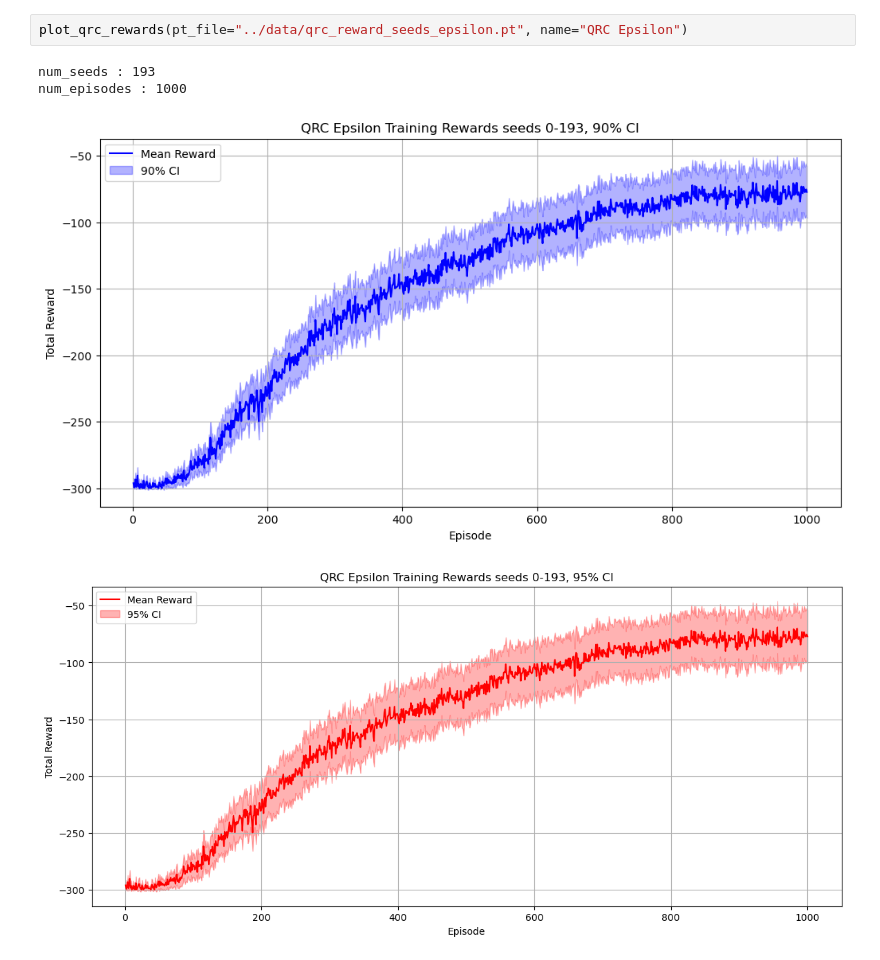
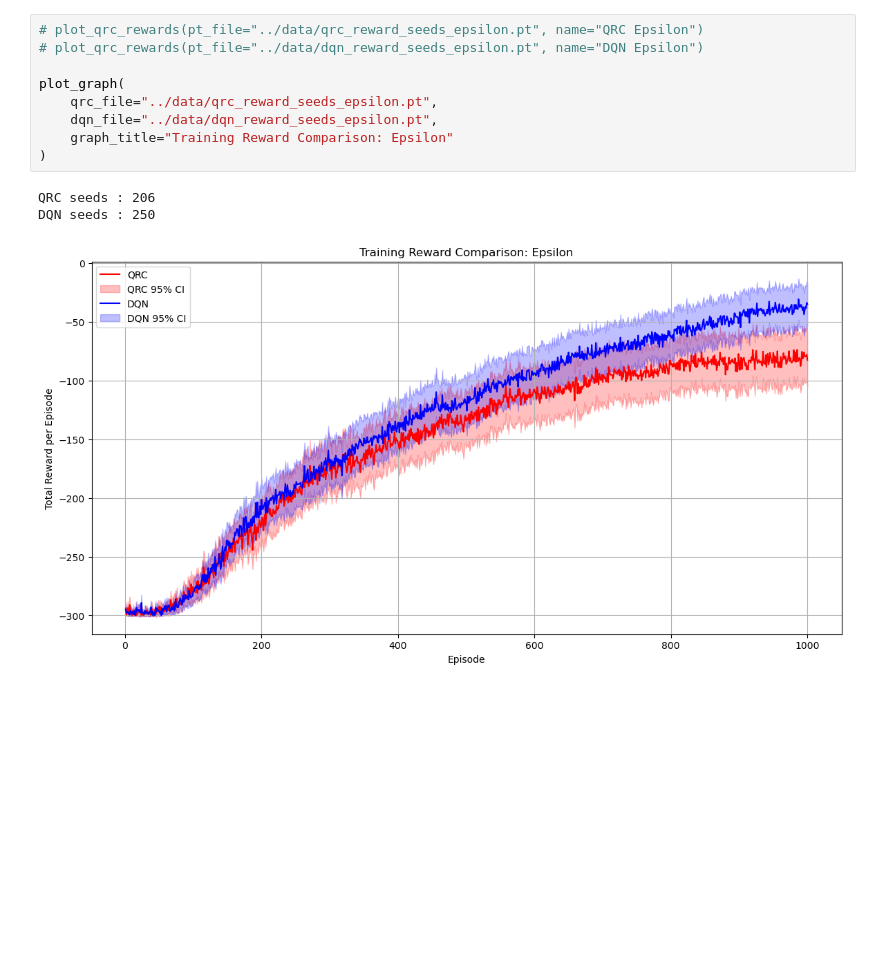
Before and after one commit to LukasOttenhof/CMPUT655-Project, a Jupyter notebook: Analysis/QRC_analysis.ipynb, the cells around one changed output. Cells and saved outputs as stored; diff of their text form; blank space fills up the shorter version.

```diff
--- a/Analysis/QRC_analysis.ipynb
+++ b/Analysis/QRC_analysis.ipynb
@@ -67,8 +123,14 @@ num_episodes : 1000
 # %%
-plot_qrc_rewards(pt_file="../data/qrc_reward_seeds_epsilon.pt", name="QRC Epsilon")
+# plot_qrc_rewards(pt_file="../data/qrc_reward_seeds_epsilon.pt", name="QRC Epsilon")
+# plot_qrc_rewards(pt_file="../data/dqn_reward_seeds_epsilon.pt", name="DQN Epsilon")
+
+plot_graph(
+    qrc_file="../data/qrc_reward_seeds_epsilon.pt",
+    dqn_file="../data/dqn_reward_seeds_epsilon.pt",
+    graph_title="Training Reward Comparison: Epsilon"
+)
 # %% [output]
-num_seeds : 193
-num_episodes : 1000
+QRC seeds : 206
+DQN seeds : 250
-[figure, old version]
+[figure, new version]
-[figure, removed]
 # %%
```
Also changed, not shown: parts of 6 cells of this notebook, 7 other files.
